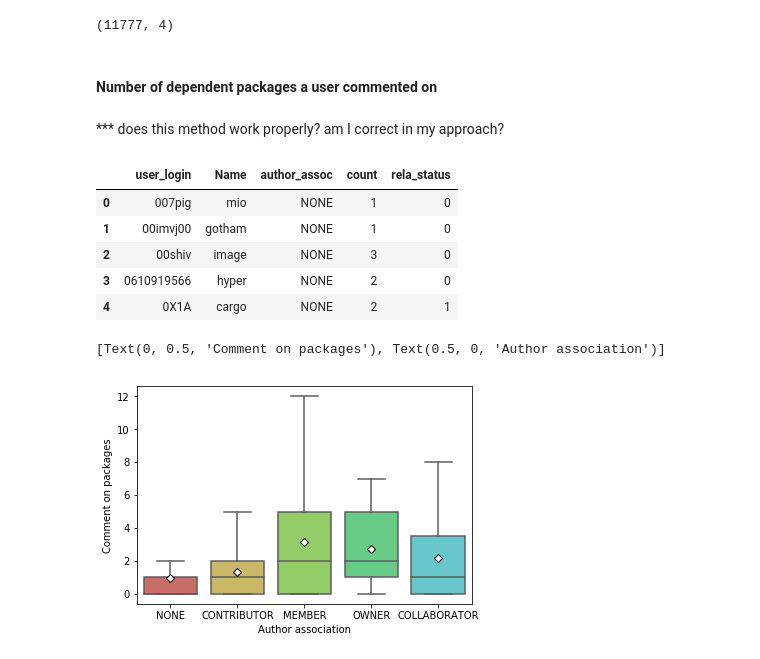
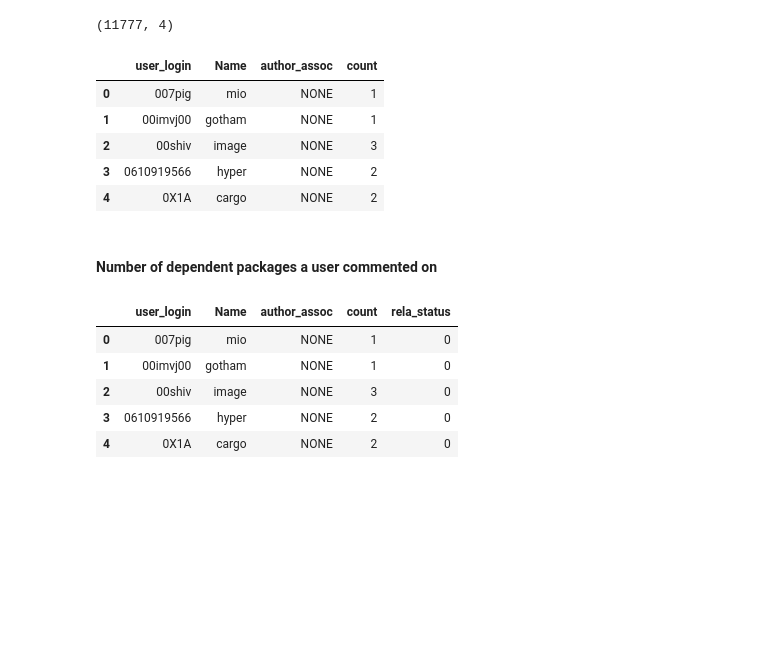
Before and after one commit to MehdiGol/PackagesDependencies-Contributors-Relationship, a Jupyter notebook: notebooks/Question 1.ipynb, the cells around one changed output. Cells and saved outputs as stored; diff of their text form; code cells hidden in the pictures; blank space fills up the shorter version.

```diff
--- a/notebooks/Question 1.ipynb
+++ b/notebooks/Question 1.ipynb
@@ -70,58 +70,50 @@ new_df = (
 new_df.shape
 # %% [output]
 (11777, 4)
+# %%
+new_df.head()
+# %% [output]
+|  | user_login | Name | author_assoc | count |
+| 0 | 007pig | mio | NONE | 1 |
+| 1 | 00imvj00 | gotham | NONE | 1 |
+| 2 | 00shiv | image | NONE | 3 |
+| 3 | 0610919566 | hyper | NONE | 2 |
+| 4 | 0X1A | cargo | NONE | 2 |
 # %% [markdown]
 #### Number of dependent packages a user commented on
-# %% [markdown]
-*** does this method work properly? am I correct in my approach?
 # %%
 #this function checks all packages a user commented on
 def check_dep(row):
-    pkgs = new_df[lambda x: x['user_login'] == row['user_login']]['Name']
-    parray = pkgs[pkgs.apply(lambda x: x != row['Name'])].values
+
+    #find package name of this row
+    pkgs = new_df[lambda x: x['user_login'] == row['user_login']]
+
+    #find other packages this user commented on
+    parray = pkgs[pkgs.apply(lambda x: x['Name'] != row['Name'],axis=1)]
+
     relcount = 0
-    for item in parray:
-        if (item in df_pkgdpd_relation[lambda x: x['package'] == row['Name']]['target'].values
-            or row['Name'] in df_pkgdpd_relation[lambda x: x['package'] == item]['target'].values):
+
+    #this package is dependecy of others or others is dependency of this package?
+    for i in range(0,len(parray)):
+        if ((parray.iloc[i]['Name'] in df_pkgdpd_relation[lambda x: x['package'] == row['Name']]['target'].values
+             and parray.iloc[i]['author_assoc'] != 'NONE' )
+            or (row['Name'] in df_pkgdpd_relation[lambda x: x['package'] == parray.iloc[i]['Name']]['target'].values
+                and row['author_assoc'] != 'NONE')):
             relcount+=1
     return relcount
 # %%
-# test dataset
-df_tt = new_df[lambda x: x['user_login'] == '0xbrt']
+#test dataset
+#df_test = new_df[lambda x: x['user_login'] == '0xbrt']
+#df_test['rela_status'] = df_test.apply(lambda x: check_dep(x),axis=1)
+#df_test
 
+#to find how many dependent packages a user commented on...
 new_df['rela_status'] = new_df.apply(lambda x: check_dep(x),axis=1)
-#df_tt['rela_status'] = df_tt.apply(lambda x: check_dep(x),axis=1)
-
 new_df.head()
 # %% [output]
 |  | user_login | Name | author_assoc | count | rela_status |
 | 0 | 007pig | mio | NONE | 1 | 0 |
 | 1 | 00imvj00 | gotham | NONE | 1 | 0 |
 | 2 | 00shiv | image | NONE | 3 | 0 |
 | 3 | 0610919566 | hyper | NONE | 2 | 0 |
-| 4 | 0X1A | cargo | NONE | 2 | 1 |
+| 4 | 0X1A | cargo | NONE | 2 | 0 |
-# %%
-plt.rcParams["figure.figsize"] = (6,4)
-fig, ax = plt.subplots()
-
-seaborn.boxplot(
-    x='author_assoc',
-    y='rela_status',
-    data=(
-        new_df[['author_assoc','rela_status']]
-    ),
-    palette=palet,
-    ax=ax,
-    fliersize=1,
-    showmeans=True,
-    showfliers=False,
-    meanprops=dict(marker='D', markeredgecolor='black', markerfacecolor='white')
-)
-
-ax.set(
-    ylabel='Comment on packages',
-    xlabel='Author association'
-)
-# %% [output]
-[Text(0, 0.5, 'Comment on packages'), Text(0.5, 0, 'Author association')]
-[figure, removed]
```
Also changed, not shown: parts of 17 cells of this notebook, 2 other files.
